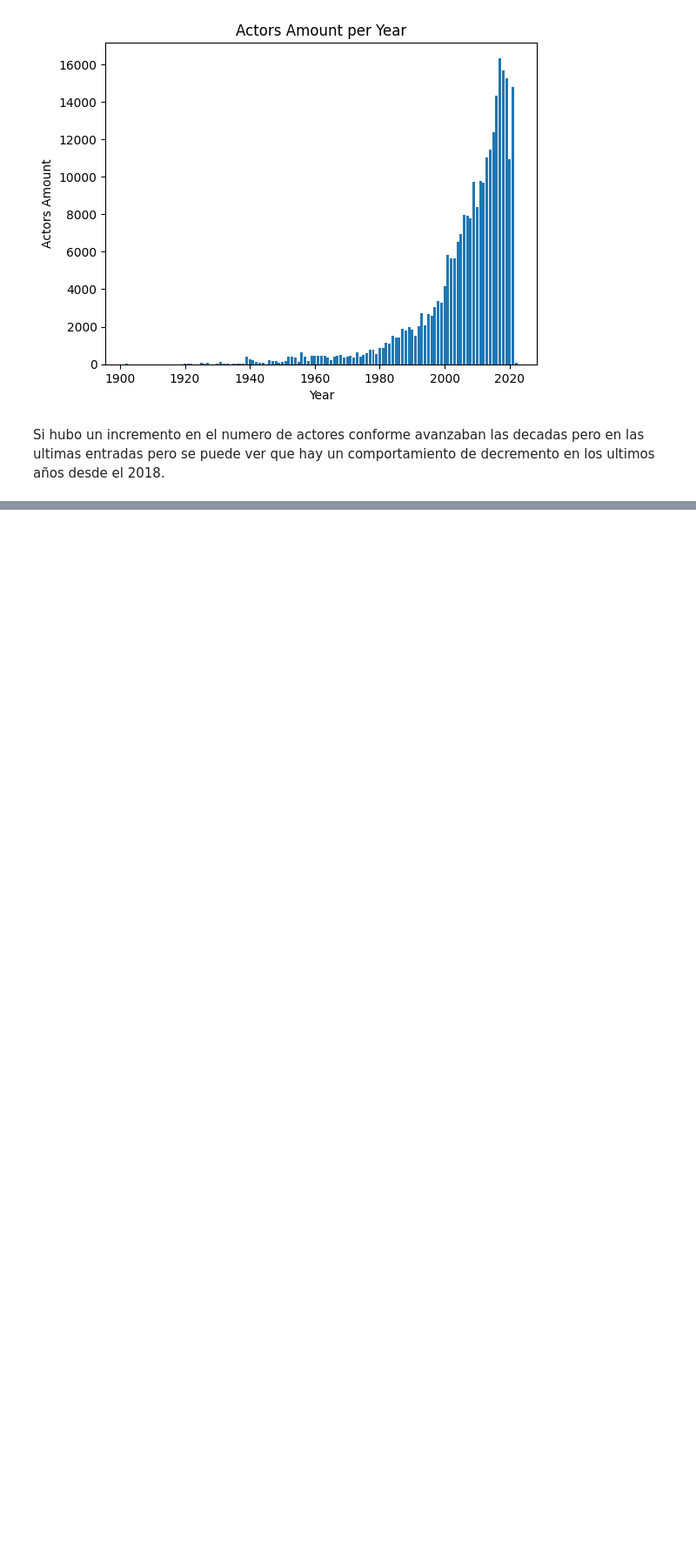
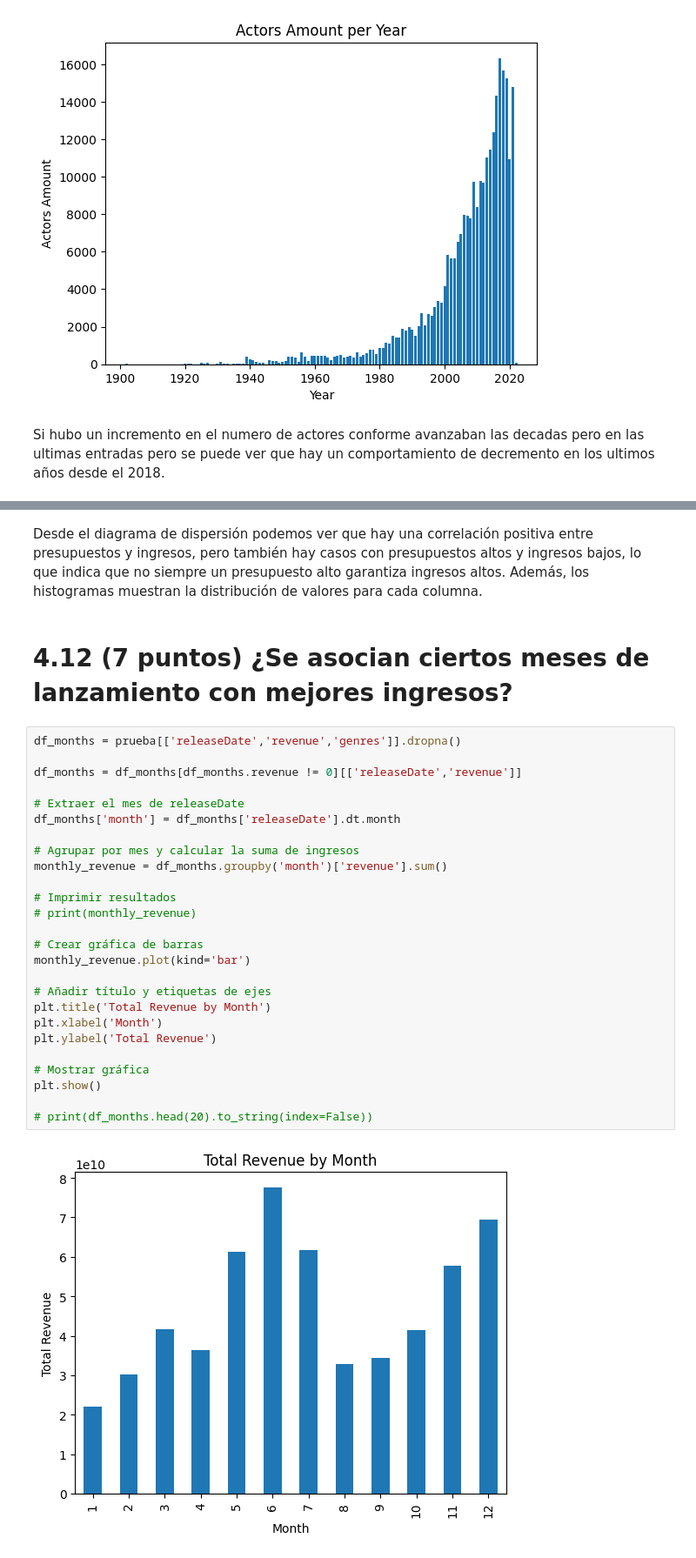
Before and after one commit to her20053/Mineria-de-datos, a Jupyter notebook: HT1 Analisis Exploratorio/HT1.ipynb, the cells around one changed output, grey strips where cells are left out. Shown: that part at 87% size. Saved outputs shown, nothing was run; the diff lists cells and outputs as text; blank space fills up the shorter version.

```diff
--- a/HT1 Analisis Exploratorio/HT1.ipynb
+++ b/HT1 Analisis Exploratorio/HT1.ipynb
@@ -331,0 +445,32 @@ Si hubo un incremento en el numero de actores conforme avanzaban las decadas per
+# %% [markdown]
+Desde el diagrama de dispersión podemos ver que hay una correlación positiva entre presupuestos y ingresos, pero también hay casos con presupuestos altos y ingresos bajos, lo que indica que no siempre un presupuesto alto garantiza ingresos altos. Además, los histogramas muestran la distribución de valores para cada columna.
+# %% [markdown]
+# 4.12 (7 puntos) ¿Se asocian ciertos meses de lanzamiento con mejores ingresos?
+# %%
+df_months = prueba[['releaseDate','revenue','genres']].dropna()
+
+df_months = df_months[df_months.revenue != 0][['releaseDate','revenue']]
+
+# Extraer el mes de releaseDate
+df_months['month'] = df_months['releaseDate'].dt.month
+
+# Agrupar por mes y calcular la suma de ingresos
+monthly_revenue = df_months.groupby('month')['revenue'].sum()
+
+# Imprimir resultados
+# print(monthly_revenue)
+
+# Crear gráfica de barras
+monthly_revenue.plot(kind='bar')
+
+# Añadir título y etiquetas de ejes
+plt.title('Total Revenue by Month')
+plt.xlabel('Month')
+plt.ylabel('Total Revenue')
+
+# Mostrar gráfica
+plt.show()
+
+# print(df_months.head(20).to_string(index=False))
+# %% [output]
+[figure, added]
```
Also changed, not shown: parts of 29 cells of this notebook, 1 other file.
